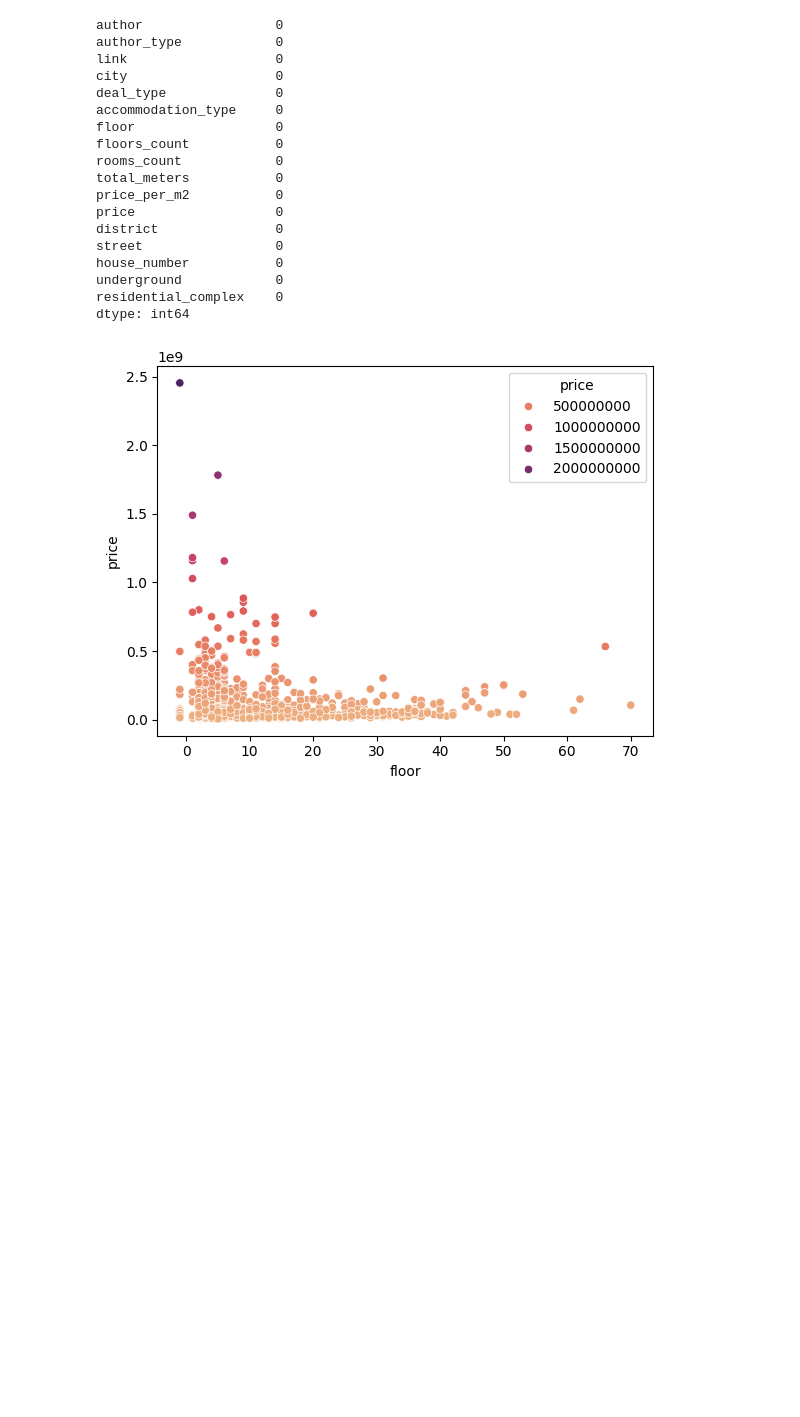
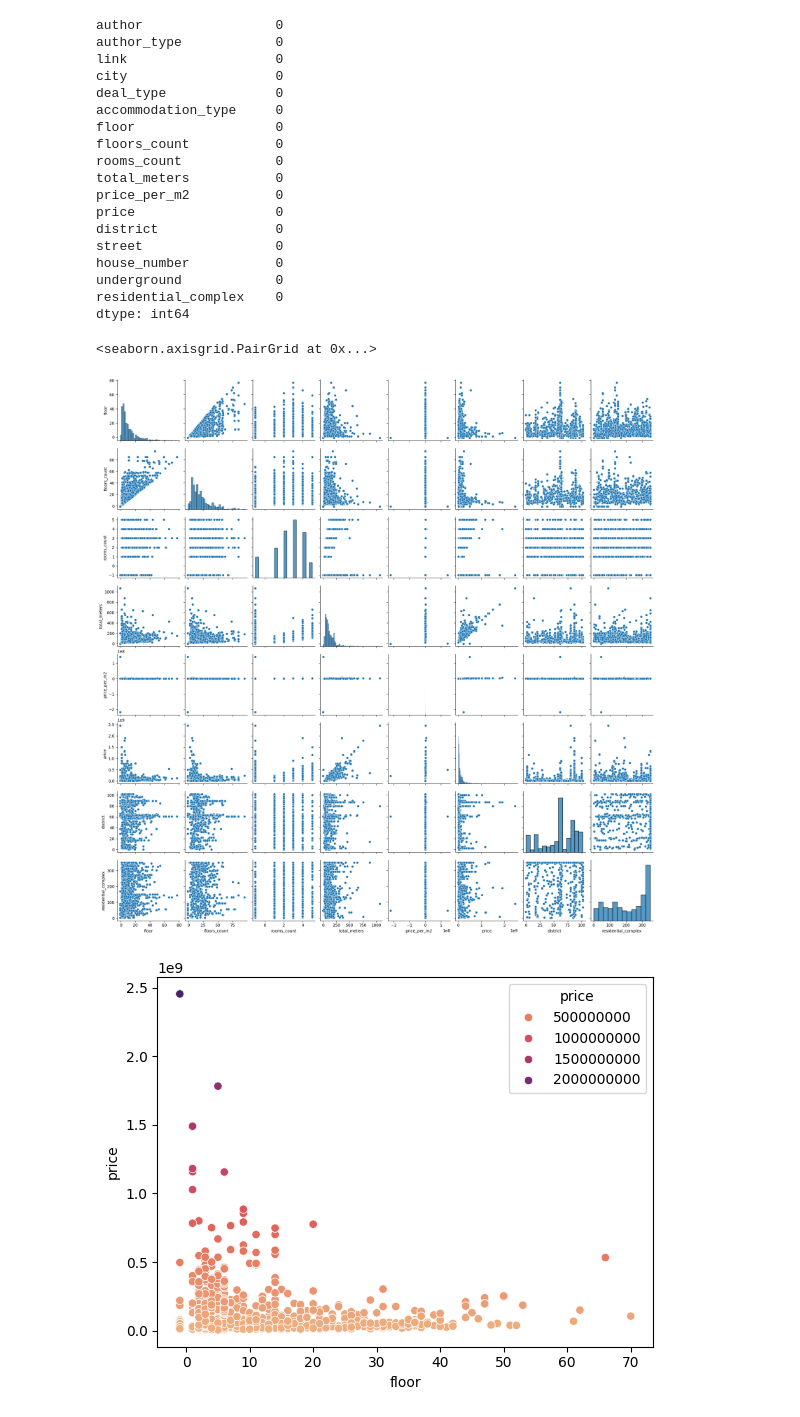
Before and after one commit to trizyx/moscow_realty, a Jupyter notebook: analysis.ipynb, the cells around one changed output. Cells and saved outputs as stored; diff of their text form; code cells hidden in the pictures; blank space fills up the shorter version.

```diff
--- a/analysis.ipynb
+++ b/analysis.ipynb
@@ -98,6 +98,11 @@ house_number           0
 underground            0
 residential_complex    0
 dtype: int64
+# %%
+sns.pairplot(df, palette='flare')
+# %% [output]
+<seaborn.axisgrid.PairGrid at 0x...>
+[figure, added]
 # %%
 sns.scatterplot(data=df, x="floor", y="price", hue='price', palette='flare')
 plt.title('')
```
Also changed, not shown: parts of 2 cells of this notebook.
